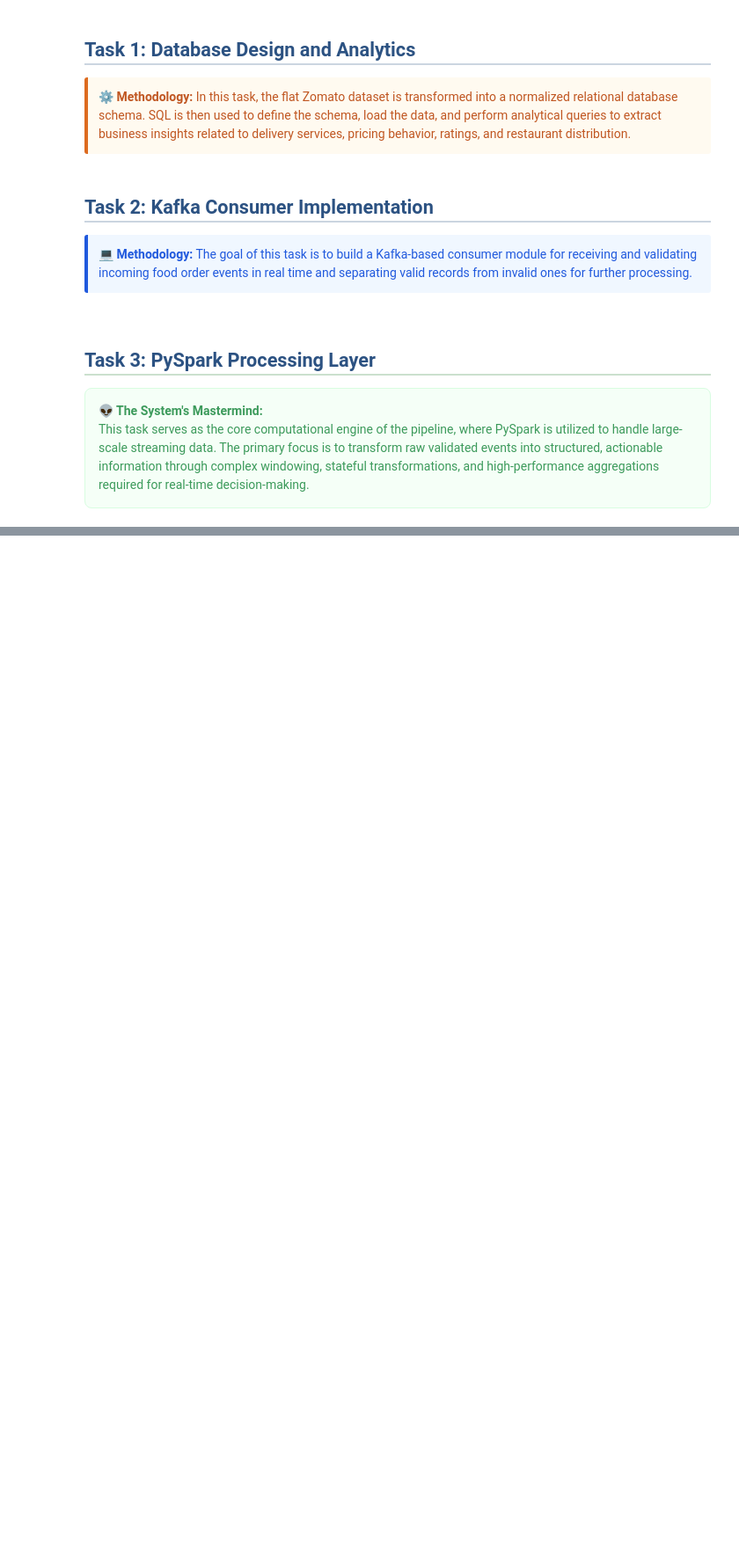
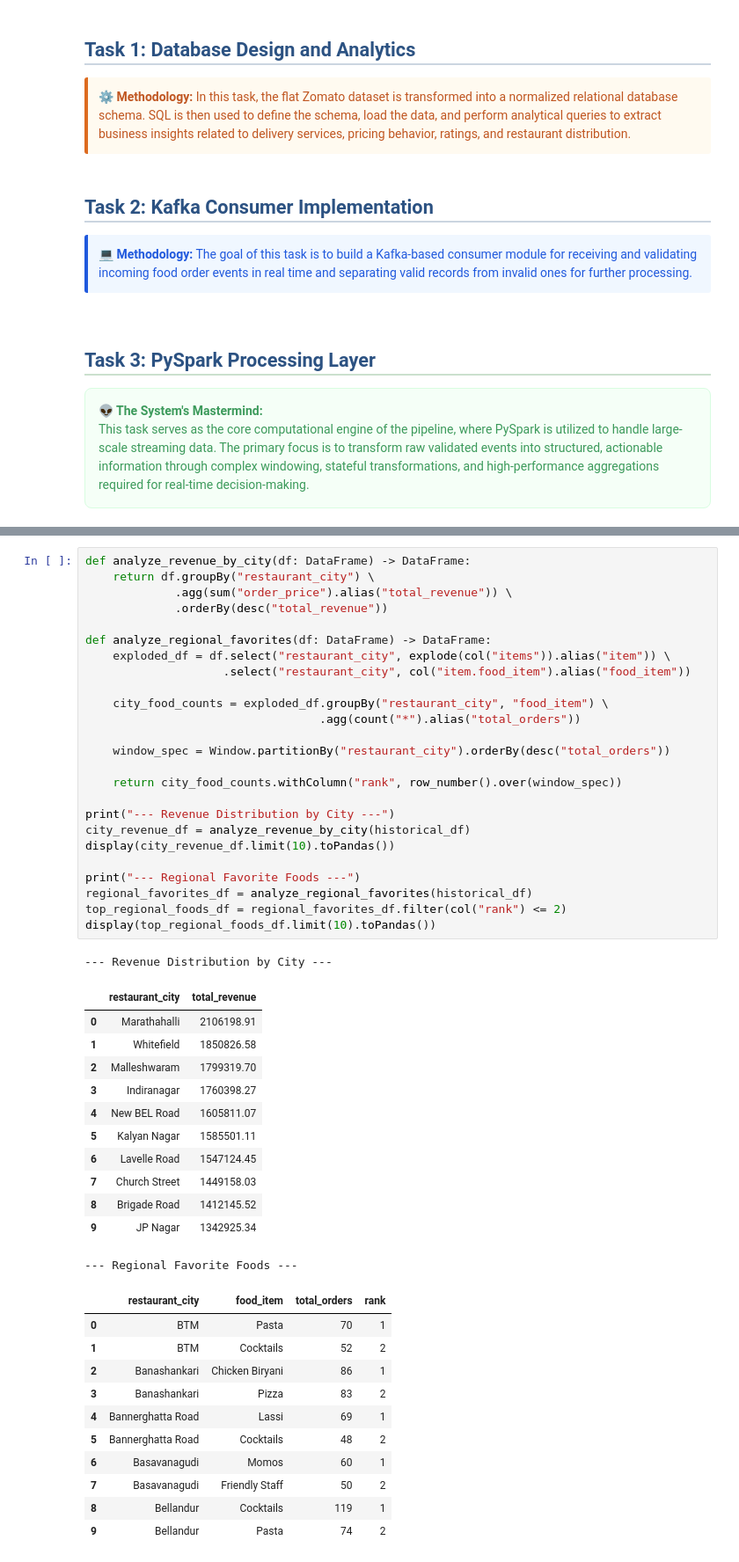
Before and after one commit to Parsa-Saeednia/UT-DataScience-Spring2026, a Jupyter notebook: Assignments/CA2/implementation.ipynb, the cells around one changed output, grey strips where cells are left out. Shown at 88% size. Cells and saved outputs as stored; diff of their text form; blank space fills up the shorter version.

```diff
--- a/Assignments/CA2/implementation.ipynb
+++ b/Assignments/CA2/implementation.ipynb
@@ -44,0 +335,50 @@ This notebook contains the programmatic implementation for Assignment 2. It focu
+# %%
+def analyze_revenue_by_city(df: DataFrame) -> DataFrame:
+    return df.groupBy("restaurant_city") \
+             .agg(sum("order_price").alias("total_revenue")) \
+             .orderBy(desc("total_revenue"))
+
+def analyze_regional_favorites(df: DataFrame) -> DataFrame:
+    exploded_df = df.select("restaurant_city", explode(col("items")).alias("item")) \
+                    .select("restaurant_city", col("item.food_item").alias("food_item"))
+
+    city_food_counts = exploded_df.groupBy("restaurant_city", "food_item") \
+                                  .agg(count("*").alias("total_orders"))
+
+    window_spec = Window.partitionBy("restaurant_city").orderBy(desc("total_orders"))
+
+    return city_food_counts.withColumn("rank", row_number().over(window_spec))
+
+print("--- Revenue Distribution by City ---")
+city_revenue_df = analyze_revenue_by_city(historical_df)
+display(city_revenue_df.limit(10).toPandas())
+
+print("--- Regional Favorite Foods ---")
+regional_favorites_df = analyze_regional_favorites(historical_df)
+top_regional_foods_df = regional_favorites_df.filter(col("rank") <= 2)
+display(top_regional_foods_df.limit(10).toPandas())
+# %% [output]
+--- Revenue Distribution by City ---
+|  | restaurant_city | total_revenue |
+| 0 | Marathahalli | 2106198.91 |
+| 1 | Whitefield | 1850826.58 |
+| 2 | Malleshwaram | 1799319.70 |
+| 3 | Indiranagar | 1760398.27 |
+| 4 | New BEL Road | 1605811.07 |
+| 5 | Kalyan Nagar | 1585501.11 |
+| 6 | Lavelle Road | 1547124.45 |
+| 7 | Church Street | 1449158.03 |
+| 8 | Brigade Road | 1412145.52 |
+| 9 | JP Nagar | 1342925.34 |
+--- Regional Favorite Foods ---
+|  | restaurant_city | food_item | total_orders | rank |
+| 0 | BTM | Pasta | 70 | 1 |
+| 1 | BTM | Cocktails | 52 | 2 |
+| 2 | Banashankari | Chicken Biryani | 86 | 1 |
+| 3 | Banashankari | Pizza | 83 | 2 |
+| 4 | Bannerghatta Road | Lassi | 69 | 1 |
+| 5 | Bannerghatta Road | Cocktails | 48 | 2 |
+| 6 | Basavanagudi | Momos | 60 | 1 |
+| 7 | Basavanagudi | Friendly Staff | 50 | 2 |
+| 8 | Bellandur | Cocktails | 119 | 1 |
+| 9 | Bellandur | Pasta | 74 | 2 |
```
Also changed, not shown: parts of 25 cells of this notebook.
